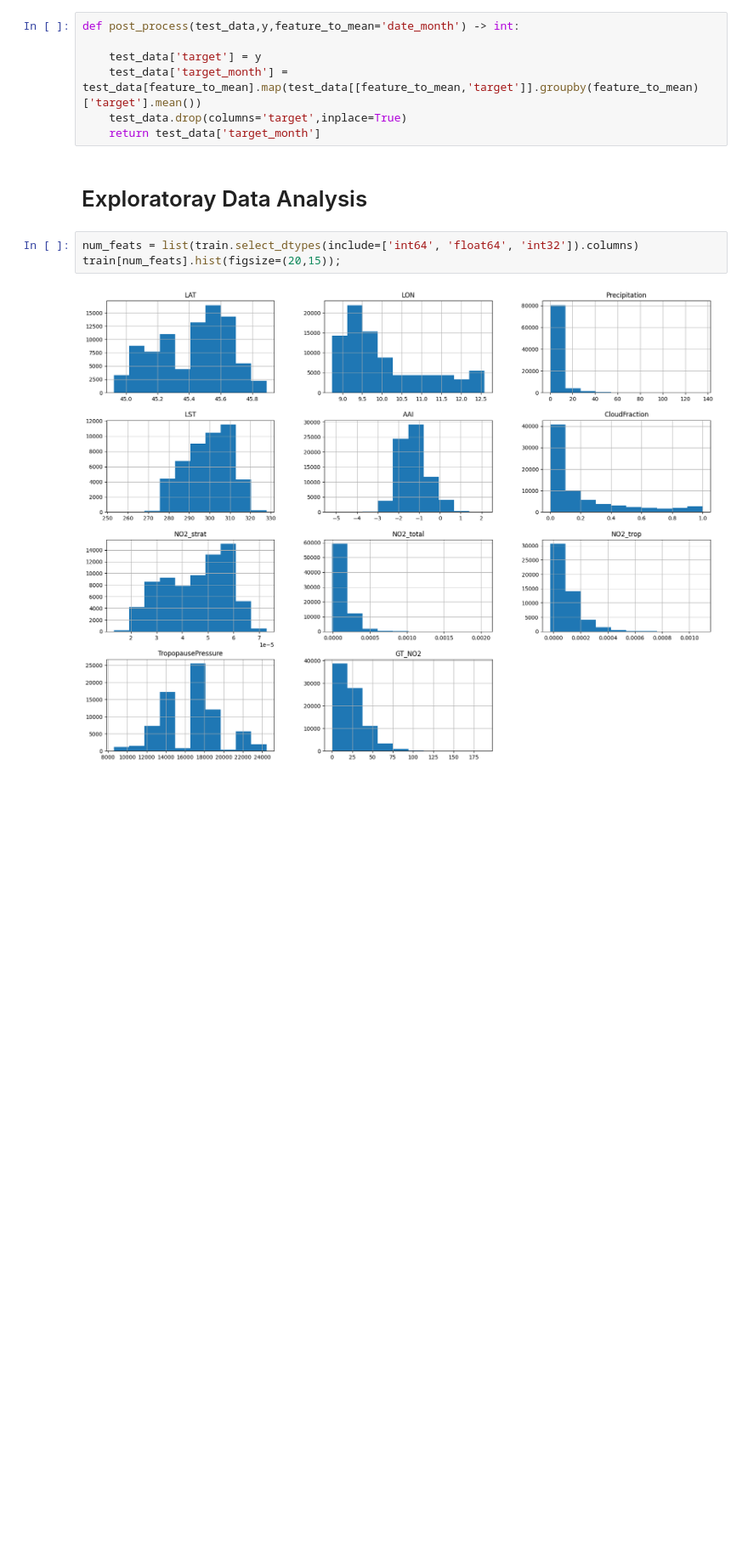
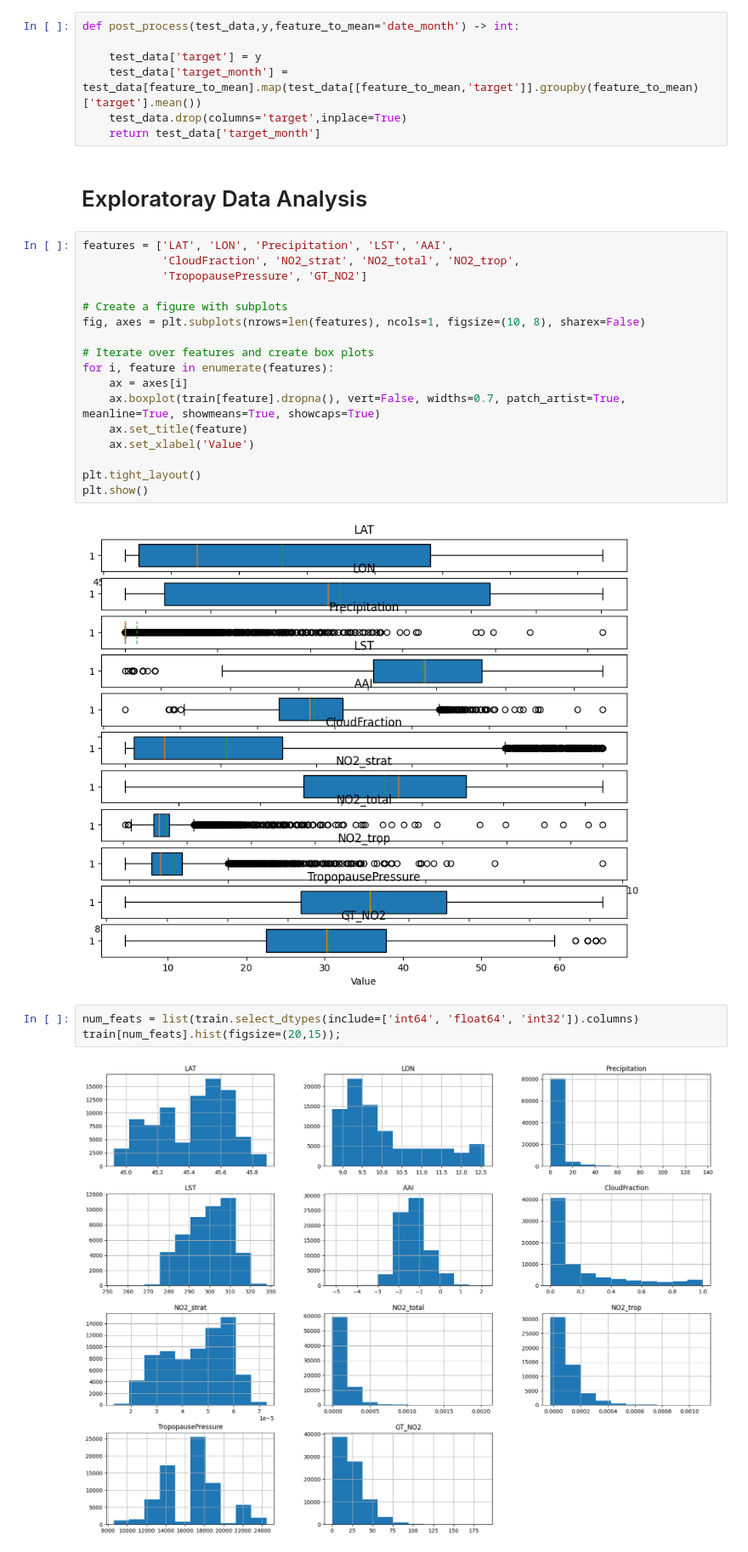
Before and after one commit to A7med7x7/geoai-ground-level-no2-estimation, a Jupyter notebook: notebooks/main.ipynb, the cells around one changed output. Shown: that part at 85% size. Saved outputs shown, nothing was run; the diff lists cells and outputs as text; blank space fills up the shorter version.

```diff
--- a/notebooks/main.ipynb
+++ b/notebooks/main.ipynb
@@ -59,6 +59,25 @@ def post_process(test_data,y,feature_to_mean='date_month') -> int:
     return test_data['target_month']
 # %% [markdown]
 # Exploratoray Data Analysis
+# %%
+features = ['LAT', 'LON', 'Precipitation', 'LST', 'AAI',
+            'CloudFraction', 'NO2_strat', 'NO2_total', 'NO2_trop',
+            'TropopausePressure', 'GT_NO2']
+
+# Create a figure with subplots
+fig, axes = plt.subplots(nrows=len(features), ncols=1, figsize=(10, 8), sharex=False)
+
+# Iterate over features and create box plots
+for i, feature in enumerate(features):
+    ax = axes[i]
+    ax.boxplot(train[feature].dropna(), vert=False, widths=0.7, patch_artist=True, meanline=True, showmeans=True, showcaps=True)
+    ax.set_title(feature)
+    ax.set_xlabel('Value')
+
+plt.tight_layout()
+plt.show()
+# %% [output]
+[figure, added]
 # %%
 num_feats = list(train.select_dtypes(include=['int64', 'float64', 'int32']).columns)
 train[num_feats].hist(figsize=(20,15));
```
Also changed, not shown: 31 other files.
